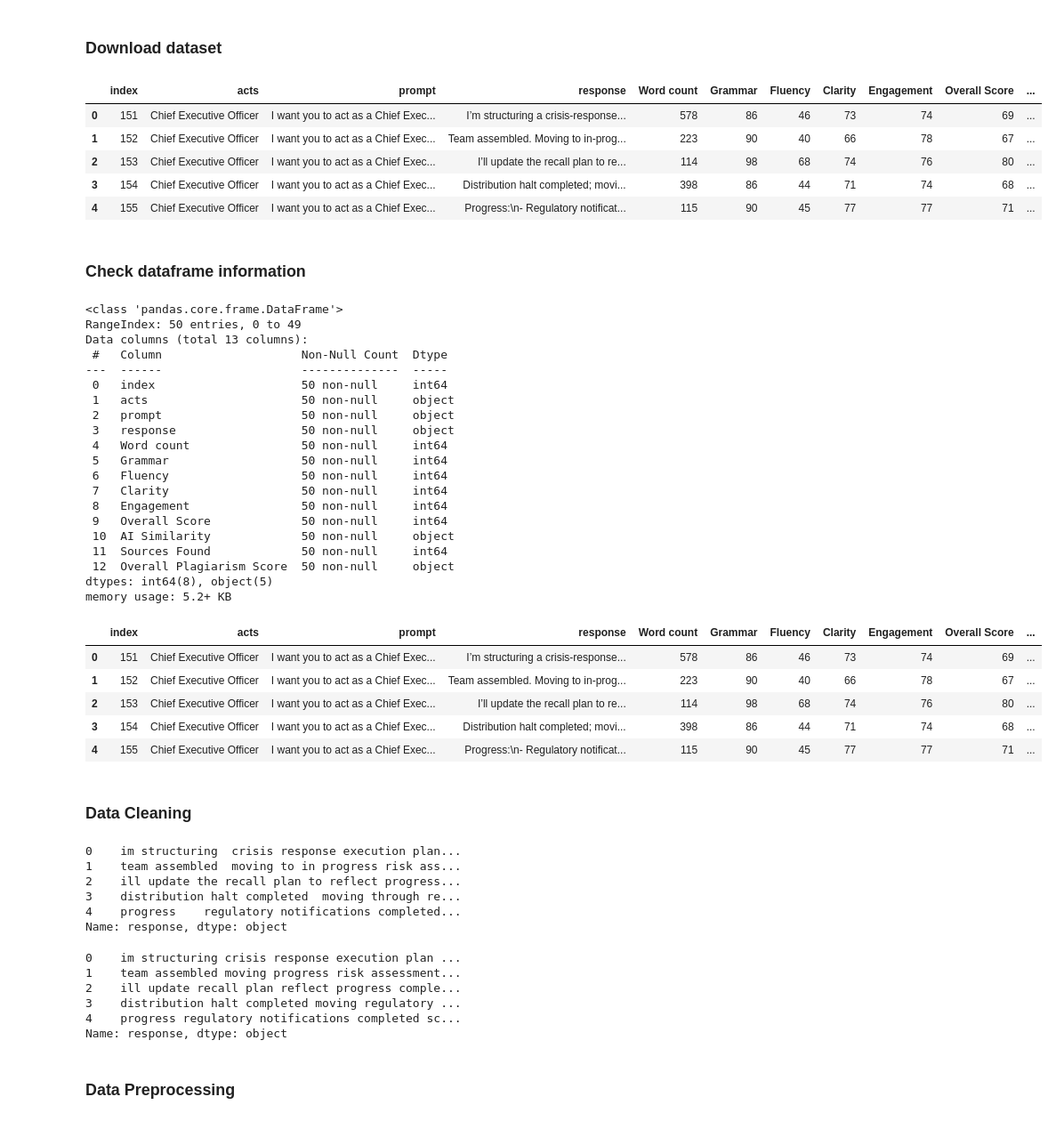
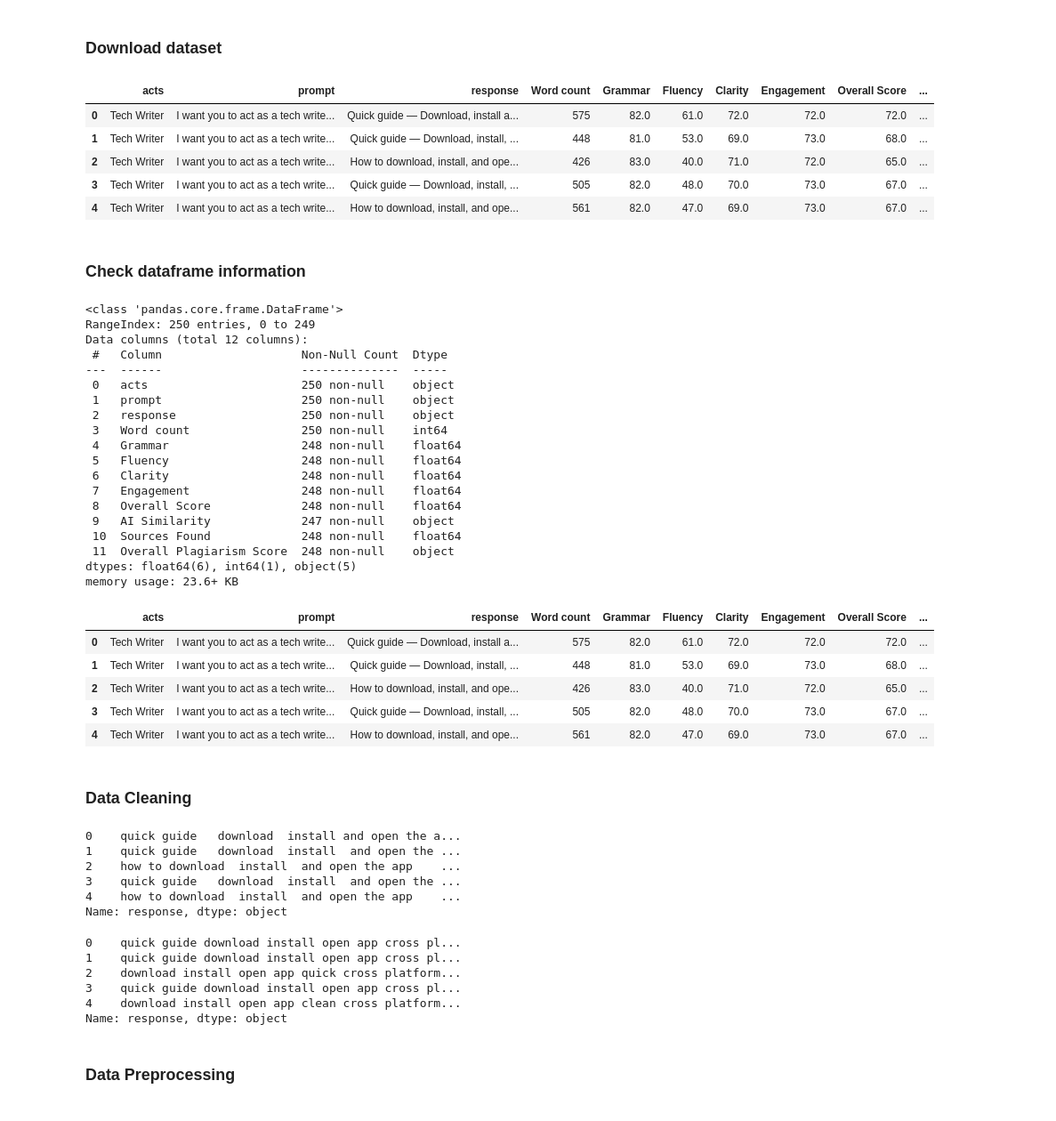
Before and after one commit to Turbulentguy/Text-Analytics, a Jupyter notebook: main.ipynb, the cells around one changed output. Shown at 89% size. Cells and saved outputs as stored; diff of their text form; code cells hidden in the pictures.

```diff
--- a/main.ipynb
+++ b/main.ipynb
@@ -21,52 +21,51 @@ True
 # %% [markdown]
 ### Download dataset
 # %%
-df = pd.read_csv("temp.csv")
+df = pd.read_csv("dataset.csv")
 
 df.head()
 # %% [output]
-|  | index | acts | prompt | response | Word count | Grammar | Fluency | Clarity | Engagement | Overall Score | ... |
-| 0 | 151 | Chief Executive Officer | I want you to act as a Chief Exec... | I’m structuring a crisis-response... | 578 | 86 | 46 | 73 | 74 | 69 | ... |
-| 1 | 152 | Chief Executive Officer | I want you to act as a Chief Exec... | Team assembled. Moving to in‑prog... | 223 | 90 | 40 | 66 | 78 | 67 | ... |
-| 2 | 153 | Chief Executive Officer | I want you to act as a Chief Exec... | I’ll update the recall plan to re... | 114 | 98 | 68 | 74 | 76 | 80 | ... |
-| 3 | 154 | Chief Executive Officer | I want you to act as a Chief Exec... | Distribution halt completed; movi... | 398 | 86 | 44 | 71 | 74 | 68 | ... |
-| 4 | 155 | Chief Executive Officer | I want you to act as a Chief Exec... | Progress:\n- Regulatory notificat... | 115 | 90 | 45 | 77 | 77 | 71 | ... |
+|  | acts | prompt | response | Word count | Grammar | Fluency | Clarity | Engagement | Overall Score | ... |
+| 0 | Tech Writer | I want you to act as a tech write... | Quick guide — Download, install a... | 575 | 82.0 | 61.0 | 72.0 | 72.0 | 72.0 | ... |
+| 1 | Tech Writer | I want you to act as a tech write... | Quick guide — Download, install, ... | 448 | 81.0 | 53.0 | 69.0 | 73.0 | 68.0 | ... |
+| 2 | Tech Writer | I want you to act as a tech write... | How to download, install, and ope... | 426 | 83.0 | 40.0 | 71.0 | 72.0 | 65.0 | ... |
+| 3 | Tech Writer | I want you to act as a tech write... | Quick guide — Download, install, ... | 505 | 82.0 | 48.0 | 70.0 | 73.0 | 67.0 | ... |
+| 4 | Tech Writer | I want you to act as a tech write... | How to download, install, and ope... | 561 | 82.0 | 47.0 | 69.0 | 73.0 | 67.0 | ... |
 # %% [markdown]
 ### Check dataframe information
 # %%
 df.info()
 # %% [output]
 <class 'pandas.core.frame.DataFrame'>
-RangeIndex: 50 entries, 0 to 49
-Data columns (total 13 columns):
+RangeIndex: 250 entries, 0 to 249
+Data columns (total 12 columns):
  #   Column                    Non-Null Count  Dtype
 ---  ------                    --------------  -----
- 0   index                     50 non-null     int64
- 1   acts                      50 non-null     object
- 2   prompt                    50 non-null     object
- 3   response                  50 non-null     object
- 4   Word count                50 non-null     int64
- 5   Grammar                   50 non-null     int64
- 6   Fluency                   50 non-null     int64
- 7   Clarity                   50 non-null     int64
- 8   Engagement                50 non-null     int64
- 9   Overall Score             50 non-null     int64
- 10  AI Similarity             50 non-null     object
- 11  Sources Found             50 non-null     int64
- 12  Overall Plagiarism Score  50 non-null     object
-dtypes: int64(8), object(5)
-memory usage: 5.2+ KB
+ 0   acts                      250 non-null    object
+ 1   prompt                    250 non-null    object
+ 2   response                  250 non-null    object
+ 3   Word count                250 non-null    int64
+ 4   Grammar                   248 non-null    float64
+ 5   Fluency                   248 non-null    float64
+ 6   Clarity                   248 non-null    float64
+ 7   Engagement                248 non-null    float64
+ 8   Overall Score             248 non-null    float64
+ 9   AI Similarity             247 non-null    object
+ 10  Sources Found             248 non-null    float64
+ 11  Overall Plagiarism Score  248 non-null    object
+dtypes: float64(6), int64(1), object(5)
+memory usage: 23.6+ KB
 # %%
 non_stopword_df = df.copy()
 
 non_stopword_df.head()
 # %% [output]
-|  | index | acts | prompt | response | Word count | Grammar | Fluency | Clarity | Engagement | Overall Score | ... |
-| 0 | 151 | Chief Executive Officer | I want you to act as a Chief Exec... | I’m structuring a crisis-response... | 578 | 86 | 46 | 73 | 74 | 69 | ... |
-| 1 | 152 | Chief Executive Officer | I want you to act as a Chief Exec... | Team assembled. Moving to in‑prog... | 223 | 90 | 40 | 66 | 78 | 67 | ... |
-| 2 | 153 | Chief Executive Officer | I want you to act as a Chief Exec... | I’ll update the recall plan to re... | 114 | 98 | 68 | 74 | 76 | 80 | ... |
-| 3 | 154 | Chief Executive Officer | I want you to act as a Chief Exec... | Distribution halt completed; movi... | 398 | 86 | 44 | 71 | 74 | 68 | ... |
-| 4 | 155 | Chief Executive Officer | I want you to act as a Chief Exec... | Progress:\n- Regulatory notificat... | 115 | 90 | 45 | 77 | 77 | 71 | ... |
+|  | acts | prompt | response | Word count | Grammar | Fluency | Clarity | Engagement | Overall Score | ... |
+| 0 | Tech Writer | I want you to act as a tech write... | Quick guide — Download, install a... | 575 | 82.0 | 61.0 | 72.0 | 72.0 | 72.0 | ... |
+| 1 | Tech Writer | I want you to act as a tech write... | Quick guide — Download, install, ... | 448 | 81.0 | 53.0 | 69.0 | 73.0 | 68.0 | ... |
+| 2 | Tech Writer | I want you to act as a tech write... | How to download, install, and ope... | 426 | 83.0 | 40.0 | 71.0 | 72.0 | 65.0 | ... |
+| 3 | Tech Writer | I want you to act as a tech write... | Quick guide — Download, install, ... | 505 | 82.0 | 48.0 | 70.0 | 73.0 | 67.0 | ... |
+| 4 | Tech Writer | I want you to act as a tech write... | How to download, install, and ope... | 561 | 82.0 | 47.0 | 69.0 | 73.0 | 67.0 | ... |
 # %% [markdown]
 ### Data Cleaning
 # %%
@@ -106,20 +105,20 @@ non_stopword_df['response'] = non_stopword_df['response'].apply(clean_text).appl
 # %%
 df['response'].head()
 # %% [output]
-0    im structuring  crisis response execution plan...
-1    team assembled  moving to in progress risk ass...
-2    ill update the recall plan to reflect progress...
-3    distribution halt completed  moving through re...
-4    progress    regulatory notifications completed...
+0    quick guide   download  install and open the a...
+1    quick guide   download  install  and open the ...
+2    how to download  install  and open the app    ...
+3    quick guide   download  install  and open the ...
+4    how to download  install  and open the app    ...
 Name: response, dtype: object
 # %%
 non_stopword_df['response'].head()
 # %% [output]
-0    im structuring crisis response execution plan ...
-1    team assembled moving progress risk assessment...
-2    ill update recall plan reflect progress comple...
-3    distribution halt completed moving regulatory ...
-4    progress regulatory notifications completed sc...
+0    quick guide download install open app cross pl...
+1    quick guide download install open app cross pl...
+2    download install open app quick cross platform...
+3    quick guide download install open app cross pl...
+4    download install open app clean cross platform...
 Name: response, dtype: object
 # %% [markdown]
 ### Data Preprocessing
```
Also changed, not shown: parts of 2 cells of this notebook.
